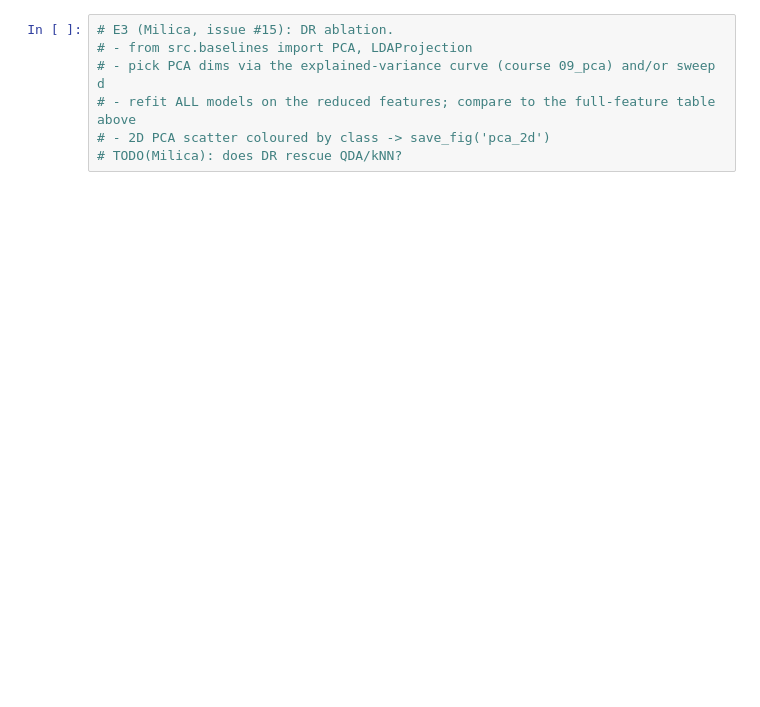
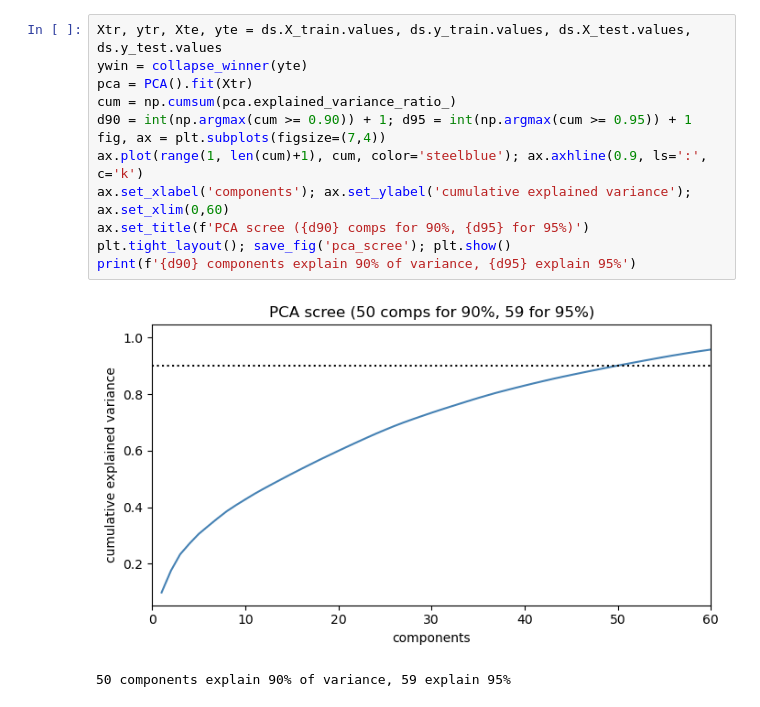
Before and after one commit to lcubrilo/PRML-Projekat, a Jupyter notebook: notebooks/04_results.ipynb, the cells around one changed output. Drawn from its saved outputs; the diff is of its cells as text; blank space fills up the shorter version.

```diff
--- a/notebooks/04_results.ipynb
+++ b/notebooks/04_results.ipynb
@@ -48,7 +45,15 @@ plt.tight_layout(); save_fig('model_comparison'); plt.show()
-# %%
-# E3 (Milica, issue #15): DR ablation.
-# - from src.baselines import PCA, LDAProjection
-# - pick PCA dims via the explained-variance curve (course 09_pca) and/or sweep d
-# - refit ALL models on the reduced features; compare to the full-feature table above
-# - 2D PCA scatter coloured by class -> save_fig('pca_2d')
-# TODO(Milica): does DR rescue QDA/kNN?
+# %%
+Xtr, ytr, Xte, yte = ds.X_train.values, ds.y_train.values, ds.X_test.values, ds.y_test.values
+ywin = collapse_winner(yte)
+pca = PCA().fit(Xtr)
+cum = np.cumsum(pca.explained_variance_ratio_)
+d90 = int(np.argmax(cum >= 0.90)) + 1; d95 = int(np.argmax(cum >= 0.95)) + 1
+fig, ax = plt.subplots(figsize=(7,4))
+ax.plot(range(1, len(cum)+1), cum, color='steelblue'); ax.axhline(0.9, ls=':', c='k')
+ax.set_xlabel('components'); ax.set_ylabel('cumulative explained variance'); ax.set_xlim(0,60)
+ax.set_title(f'PCA scree ({d90} comps for 90%, {d95} for 95%)')
+plt.tight_layout(); save_fig('pca_scree'); plt.show()
+print(f'{d90} components explain 90% of variance, {d95} explain 95%')
+# %% [output]
+[figure, added]
+50 components explain 90% of variance, 59 explain 95%
```
Also changed, not shown: parts of 9 cells of this notebook, 7 other files.
